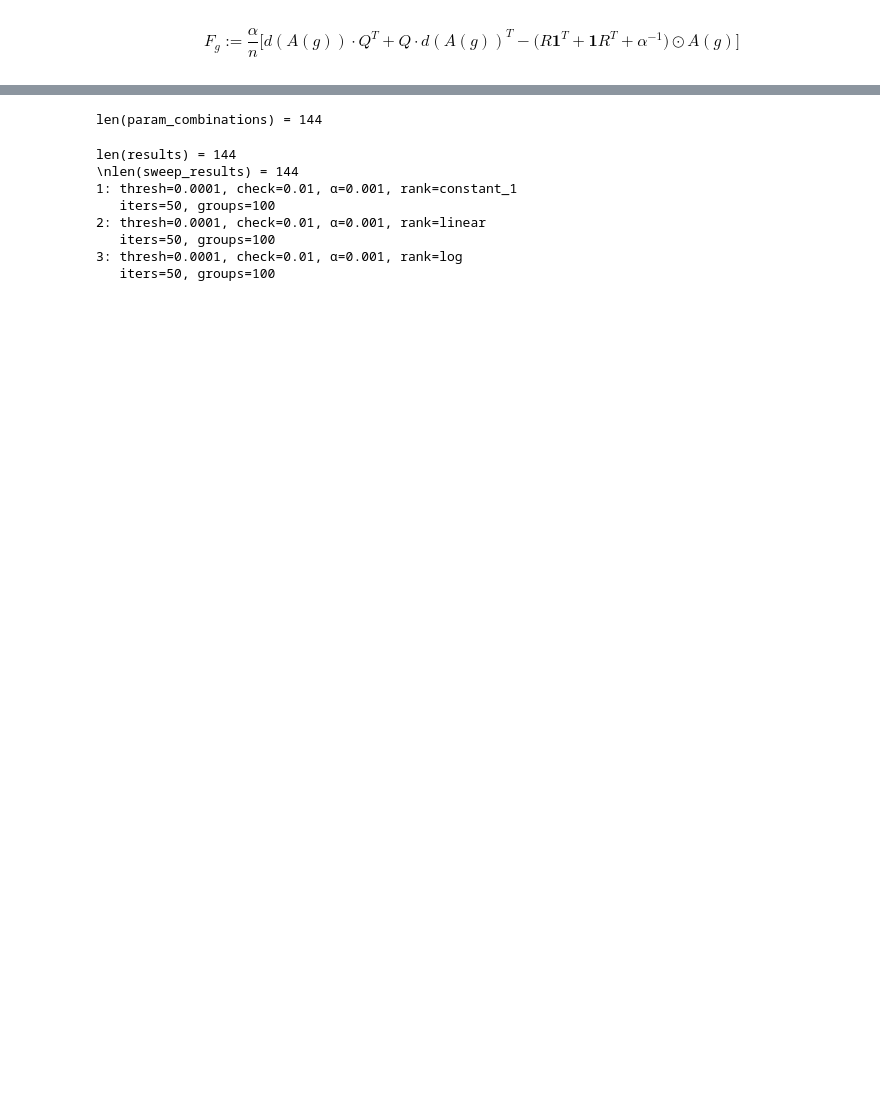
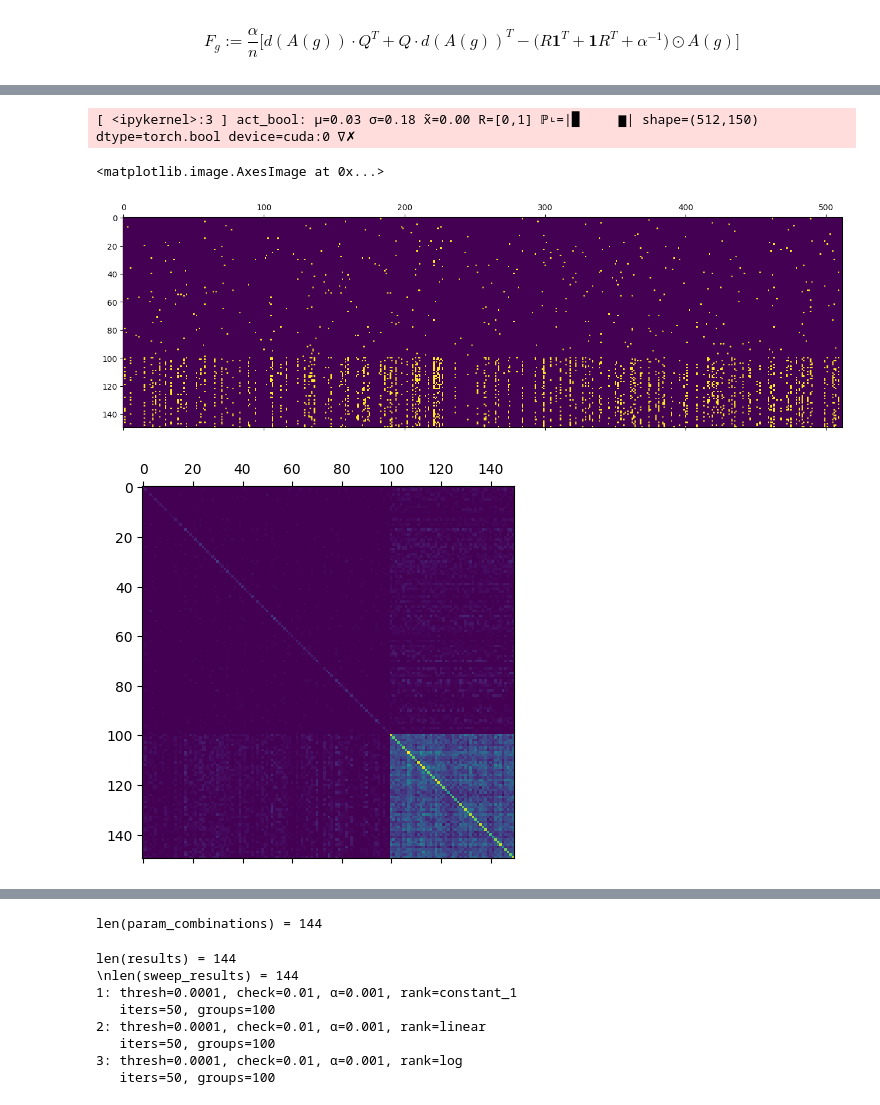
Before and after one commit to moosmiddelkoop/spd, a Jupyter notebook: spd/clustering/dev.ipynb, the cells around one changed output, grey strips where cells are left out. Saved outputs shown, nothing was run; the diff lists cells and outputs as text; code cells hidden in the pictures; blank space fills up the shorter version.

```diff
--- a/spd/clustering/dev.ipynb
+++ b/spd/clustering/dev.ipynb
@@ -122 +114,12 @@ plt.colorbar();
+# %%
+
+act_bool = coa['activations'] > 0.5
+plt.matshow(act_bool.cpu().T, cmap='viridis')
+dbg_auto(act_bool)
+plt.matshow((act_bool.float().T @ act_bool.float()).cpu(), cmap='viridis')
+# %% [output]
+[ <ipykernel>:3 ] act_bool: μ=0.03 σ=0.18 x̃=0.00 R=[0,1] ℙ˪=|█     ▆| shape=(512,150) dtype=torch.bool device=cuda:0 ∇✗
+<matplotlib.image.AxesImage at 0x...>
+[figure, added]
+[figure, added]
 # %%
```
Also changed, not shown: parts of 12 cells of this notebook, 2 other files.
